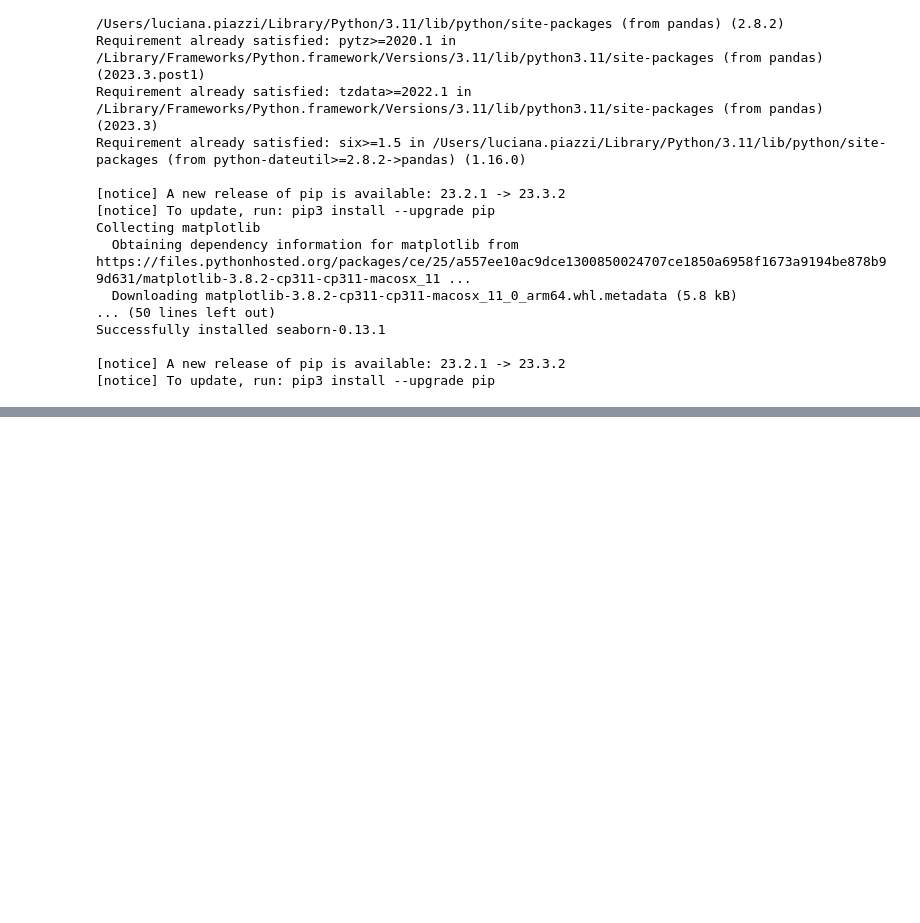
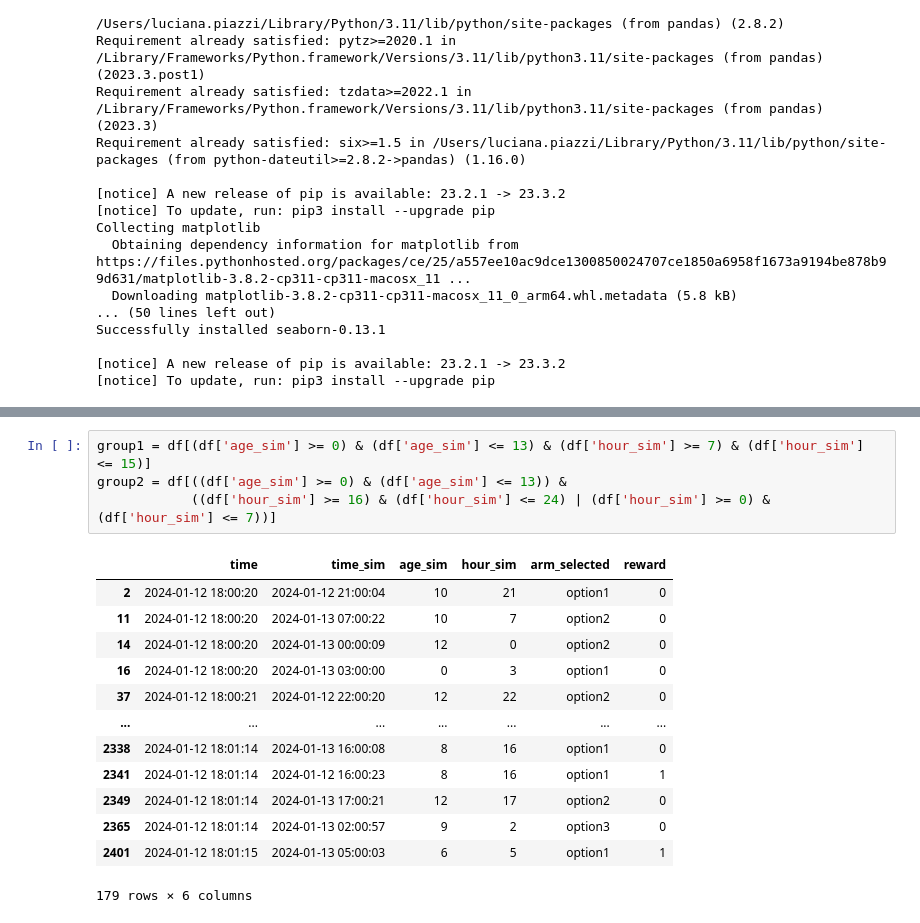
Before and after one commit to Luciana123/tpp-mab-simulations, a Jupyter notebook: notebooks/sim_city analysis.ipynb, the cells around one changed output, grey strips where cells are left out. Drawn from its saved outputs; the diff is of its cells as text; blank space fills up the shorter version.

```diff
--- a/notebooks/sim_city analysis.ipynb
+++ b/notebooks/sim_city analysis.ipynb
@@ -104,0 +144,18 @@ plt.show()
+# %%
+group1 = df[(df['age_sim'] >= 0) & (df['age_sim'] <= 13) & (df['hour_sim'] >= 7) & (df['hour_sim'] <= 15)]
+group2 = df[((df['age_sim'] >= 0) & (df['age_sim'] <= 13)) &
+            ((df['hour_sim'] >= 16) & (df['hour_sim'] <= 24) | (df['hour_sim'] >= 0) & (df['hour_sim'] <= 7))]
+# %% [output]
+|  | time | time_sim | age_sim | hour_sim | arm_selected | reward |
+| 2 | 2024-01-12 18:00:20 | 2024-01-12 21:00:04 | 10 | 21 | option1 | 0 |
+| 11 | 2024-01-12 18:00:20 | 2024-01-13 07:00:22 | 10 | 7 | option2 | 0 |
+| 14 | 2024-01-12 18:00:20 | 2024-01-13 00:00:09 | 12 | 0 | option2 | 0 |
+| 16 | 2024-01-12 18:00:20 | 2024-01-13 03:00:00 | 0 | 3 | option1 | 0 |
+| 37 | 2024-01-12 18:00:21 | 2024-01-12 22:00:20 | 12 | 22 | option2 | 0 |
+| ... | ... | ... | ... | ... | ... | ... |
+| 2338 | 2024-01-12 18:01:14 | 2024-01-13 16:00:08 | 8 | 16 | option1 | 0 |
+| 2341 | 2024-01-12 18:01:14 | 2024-01-12 16:00:23 | 8 | 16 | option1 | 1 |
+| 2349 | 2024-01-12 18:01:14 | 2024-01-13 17:00:21 | 12 | 17 | option2 | 0 |
+| 2365 | 2024-01-12 18:01:14 | 2024-01-13 02:00:57 | 9 | 2 | option3 | 0 |
+| 2401 | 2024-01-12 18:01:15 | 2024-01-13 05:00:03 | 6 | 5 | option1 | 1 |
+179 rows × 6 columns
```
Also changed, not shown: parts of 10 cells of this notebook, 16 other files.
